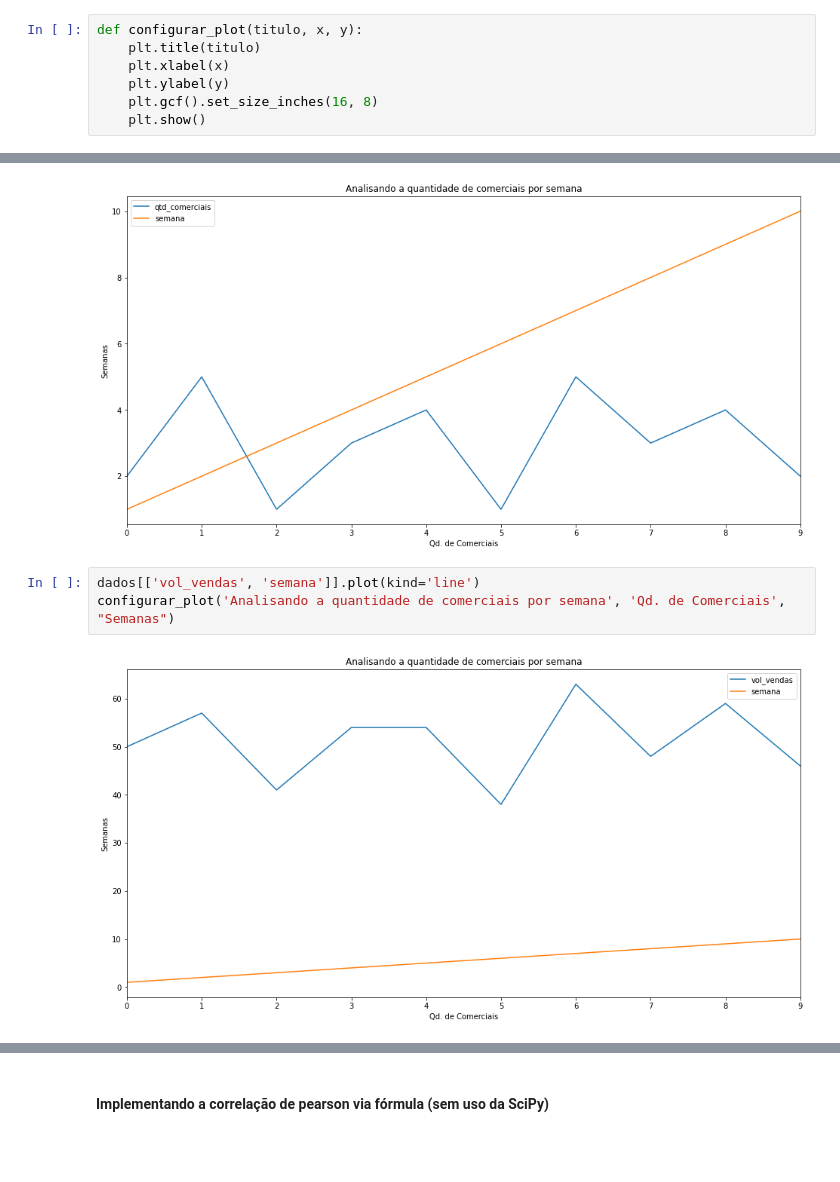
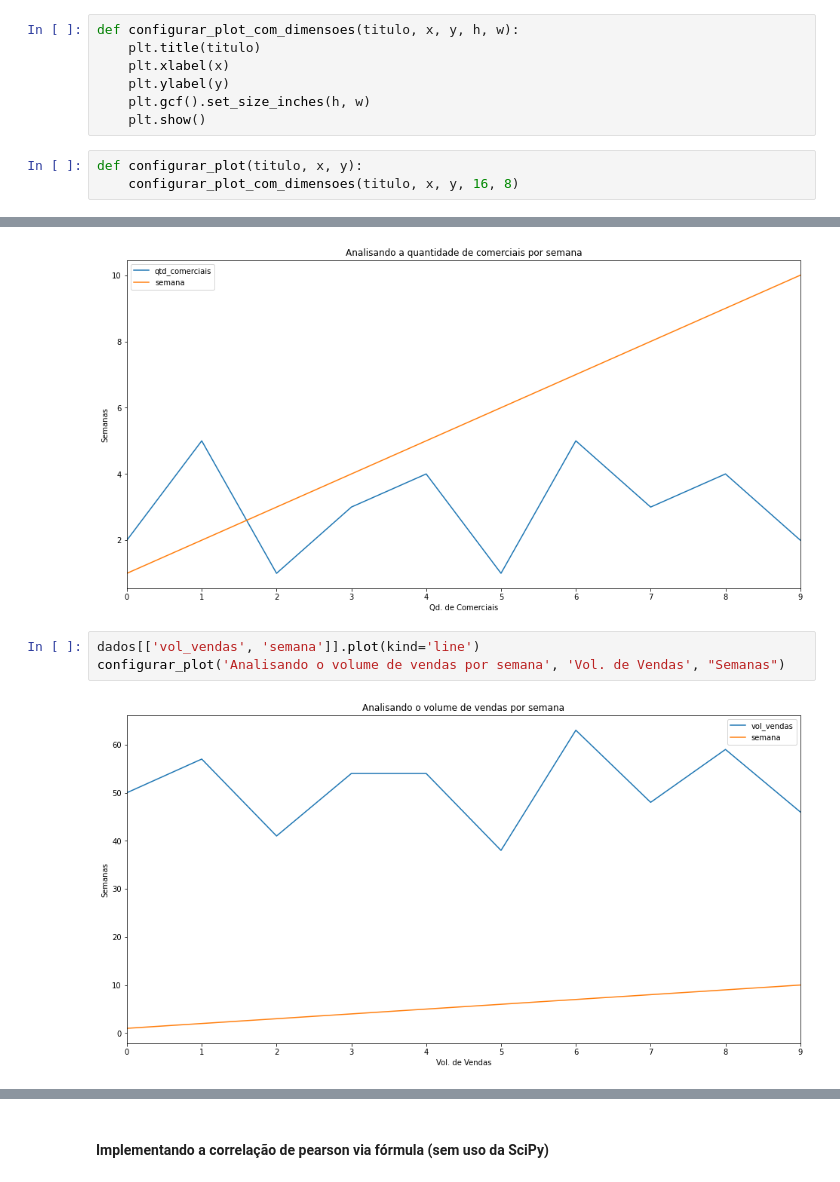
Before and after one commit to vhnegrisoli/materiais-pos-graduacao, a Jupyter notebook: 09 - Modelos Estatísticos/01 - Unidade 2 - Correlação, Regressão Linear Simples e Múltipla.ipynb, the cells around one changed output, grey strips where cells are left out. Drawn from its saved outputs; the diff is of its cells as text; blank space fills up the shorter version.

```diff
--- a/09 - Modelos Estatísticos/01 - Unidade 2 - Correlação, Regressão Linear Simples e Múltipla.ipynb
+++ b/09 - Modelos Estatísticos/01 - Unidade 2 - Correlação, Regressão Linear Simples e Múltipla.ipynb
@@ -17,12 +19,15 @@ from IPython.display import Image
 # %% [markdown]
 #### Função para configurar os plots da Matplotlib
 # %%
-def configurar_plot(titulo, x, y):
+def configurar_plot_com_dimensoes(titulo, x, y, h, w):
     plt.title(titulo)
     plt.xlabel(x)
     plt.ylabel(y)
-    plt.gcf().set_size_inches(16, 8)
+    plt.gcf().set_size_inches(h, w)
     plt.show()
+# %%
+def configurar_plot(titulo, x, y):
+    configurar_plot_com_dimensoes(titulo, x, y, 16, 8)
 # %% [markdown]
 #### Importando e transformando os dados
 # %%
@@ -65,6 +70,6 @@ configurar_plot('Analisando a quantidade de comerciais por semana', 'Qd. de Come
 [figure]
 # %%
 dados[['vol_vendas', 'semana']].plot(kind='line')
-configurar_plot('Analisando a quantidade de comerciais por semana', 'Qd. de Comerciais', "Semanas")
+configurar_plot('Analisando o volume de vendas por semana', 'Vol. de Vendas', "Semanas")
 # %% [output]
-[figure, old version]
+[figure, new version]
```
Also changed, not shown: parts of 17 cells of this notebook, 1 other file.
